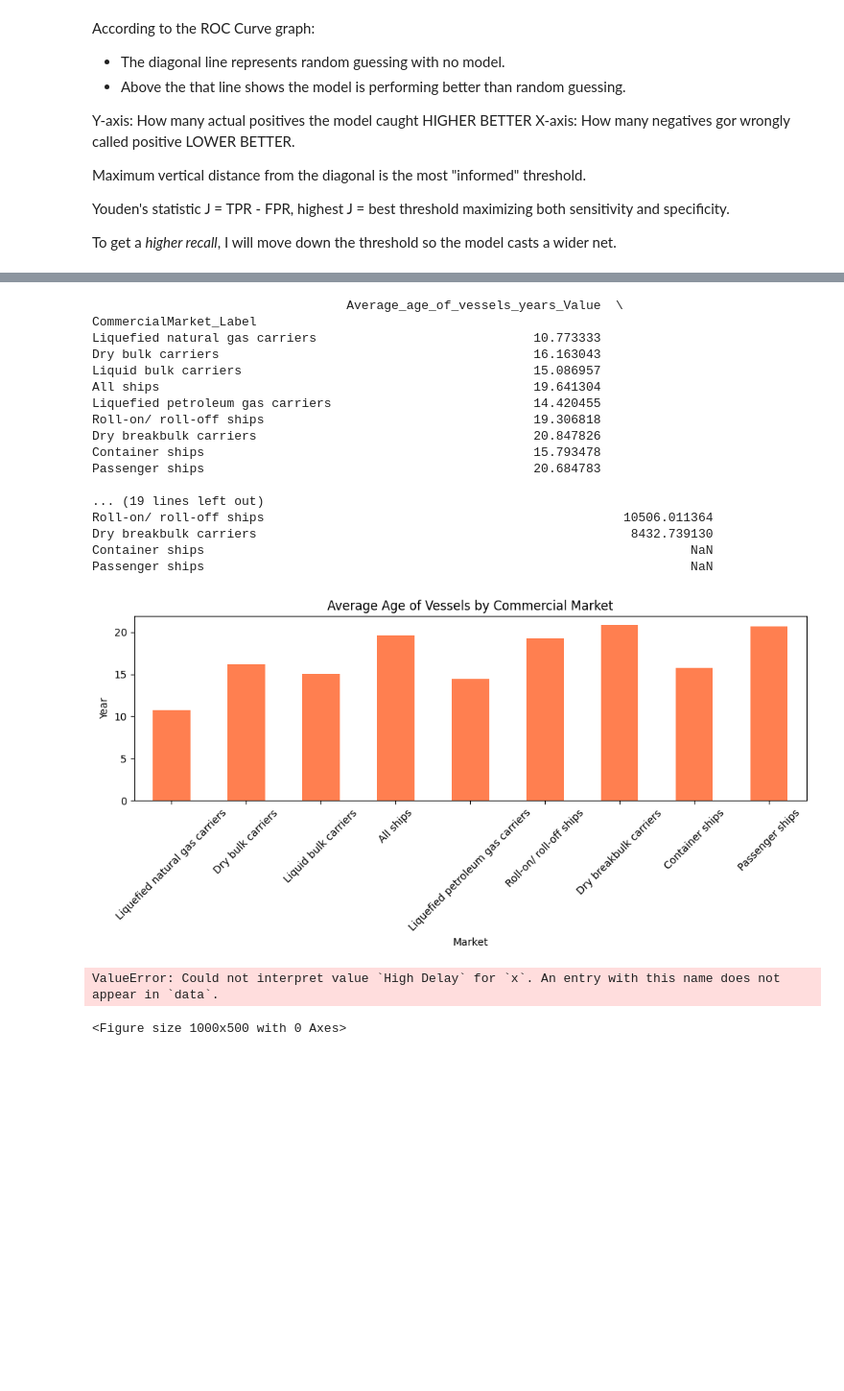
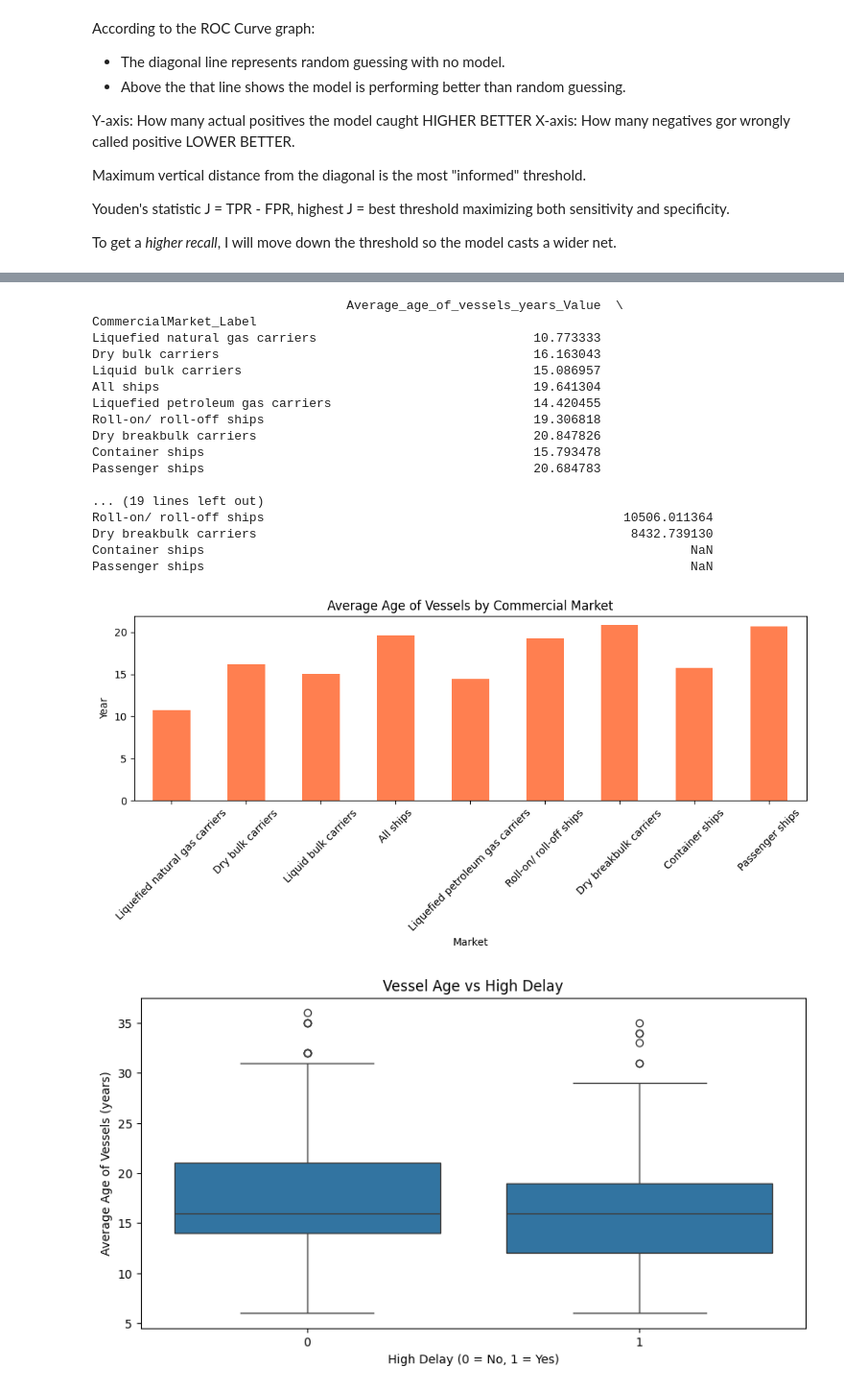
Before and after one commit to melisakgungor/shipping-delay-analysis, a Jupyter notebook: Shipping_Delay_Analysis.ipynb, the cells around one changed output, grey strips where cells are left out. Shown at 96% size. Cells and saved outputs as stored; diff of their text form; code cells hidden in the pictures; blank space fills up the shorter version.

```diff
--- a/Shipping_Delay_Analysis.ipynb
+++ b/Shipping_Delay_Analysis.ipynb
@@ -504,7 +504,7 @@ plt.show()
 import seaborn as sns
 
 plt.figure(figsize=(10,5))
-sns.boxplot(x="High Delay", y="Average_age_of vessels_years_Value", data=df)
+sns.boxplot(x="HighDelay", y="Average_age_of_vessels_years_Value", data=df)
 plt.title("Vessel Age vs High Delay")
 plt.xlabel("High Delay (0 = No, 1 = Yes)")
 plt.ylabel("Average Age of Vessels (years)")
@@ -533,32 +533,31 @@ Economy_Label
 United States of America    0.750000
 Russian Federation          0.750000
 Australia                   0.666667
 Turkiye                     0.666667
 Italy                       0.666667
 Indonesia                   0.638889
 France                      0.583333
 Croatia                     0.571429
 United Kingdom              0.527778
 China                       0.500000
 Name: HighDelay, dtype: float64
 [figure]
                                   Average_age_of_vessels_years_Value  \
 CommercialMarket_Label
 Liquefied natural gas carriers                             10.773333
 Dry bulk carriers                                          16.163043
 Liquid bulk carriers                                       15.086957
 All ships                                                  19.641304
 Liquefied petroleum gas carriers                           14.420455
 Roll-on/ roll-off ships                                    19.306818
 Dry breakbulk carriers                                     20.847826
 Container ships                                            15.793478
 Passenger ships                                            20.684783
 
 ... (19 lines left out)
 Roll-on/ roll-off ships                                                10506.011364
 Dry breakbulk carriers                                                  8432.739130
 Container ships                                                                 NaN
 Passenger ships                                                                 NaN
 [figure]
-ValueError: Could not interpret value `High Delay` for `x`. An entry with this name does not appear in `data`.
-<Figure size 1000x500 with 0 Axes>
+[figure, added]
```
Also changed, not shown: parts of 1 cell of this notebook.
